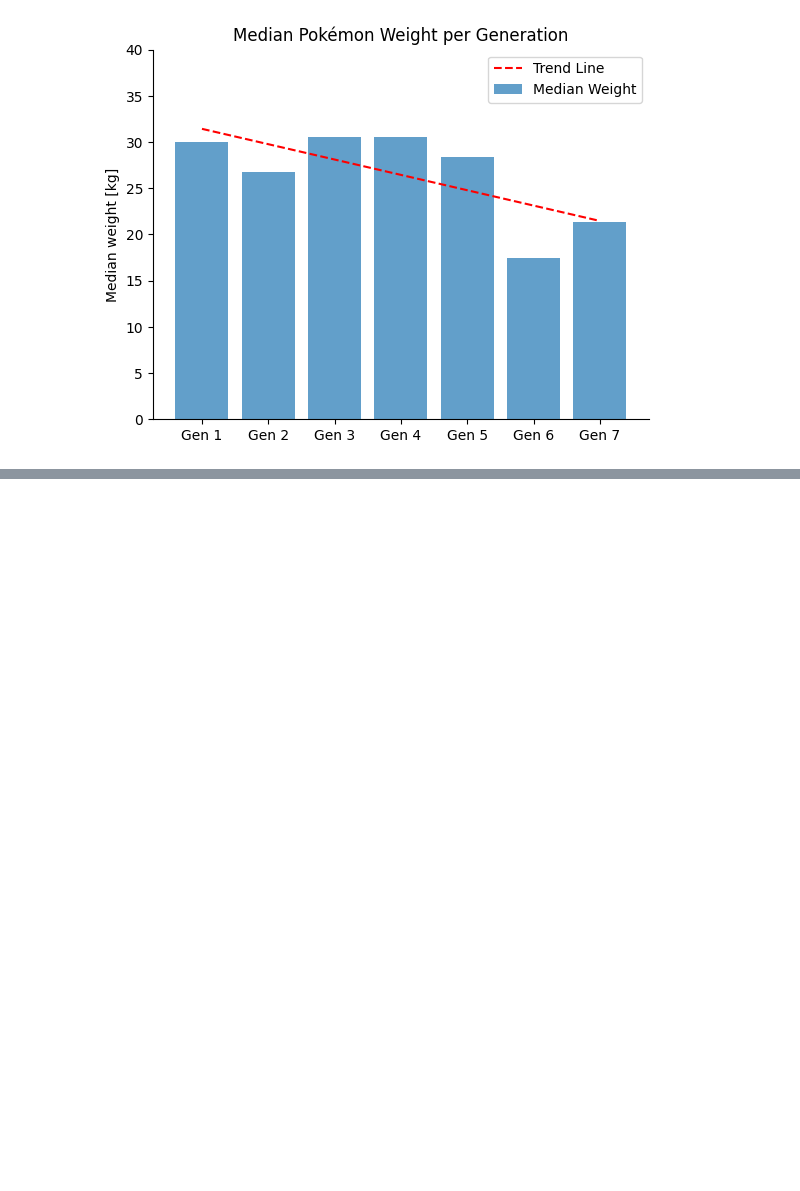
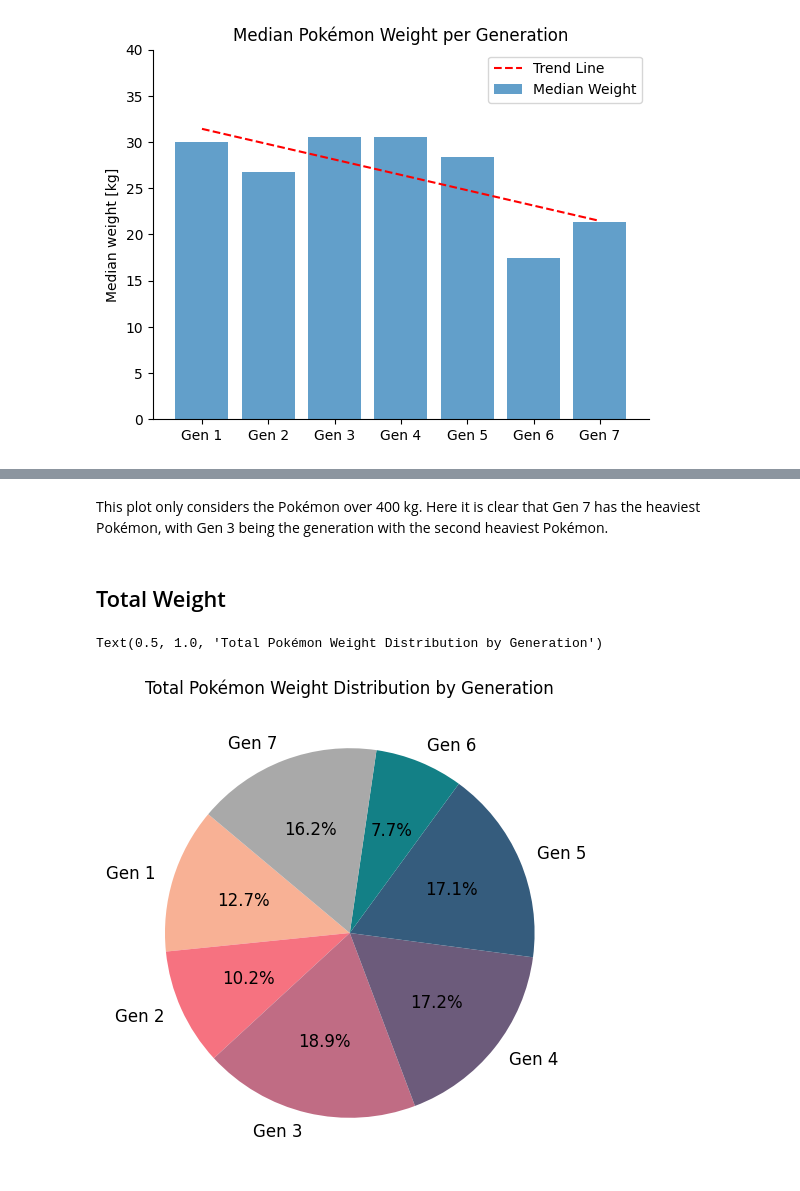
Before and after one commit to ylvao/HEL-8048, a Jupyter notebook: exam.ipynb, the cells around one changed output, grey strips where cells are left out. Saved outputs shown, nothing was run; the diff lists cells and outputs as text; code cells hidden in the pictures; blank space fills up the shorter version.

```diff
--- a/exam.ipynb
+++ b/exam.ipynb
@@ -140,0 +208,21 @@ Look at median, scatter everything, type number (ranges)
+# %% [markdown]
+This plot only considers the Pokémon over 400 kg. Here it is clear that Gen 7 has the heaviest Pokémon, with Gen 3 being the generation with the second heaviest Pokémon.
+# %% [markdown]
+## Total Weight
+# %%
+# Makes dictionary to with the total weights of each generation
+total_weights = {gen: sum(weights) for gen, weights in gen_weights.items()}
+# Define custom color palette with grey and purple tones
+colors = ["#F8B195", "#F67280", "#C06C84", "#6C5B7B", "#355C7D", "#138086", "#a9a9a9"]
+
+# Extracting labels and values for the pie chart
+labels = [f'Gen {i}' for i in range(1, 8)]
+values = list(total_weights.values())
+
+# Plotting the pie chart
+plt.figure(figsize=(6, 6))
+plt.pie(values, labels=labels, autopct='%1.1f%%', textprops={'fontsize': 12}, startangle=140, colors=colors)
+plt.title("Total Pokémon Weight Distribution by Generation")
+# %% [output]
+Text(0.5, 1.0, 'Total Pokémon Weight Distribution by Generation')
+[figure, added]
```
Also changed, not shown: parts of 15 cells of this notebook.
